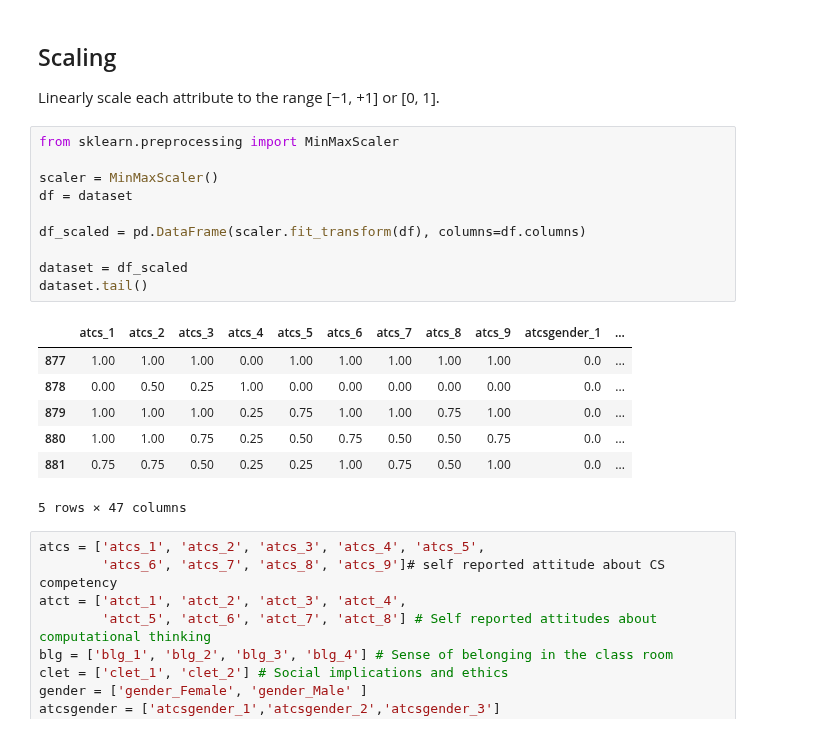
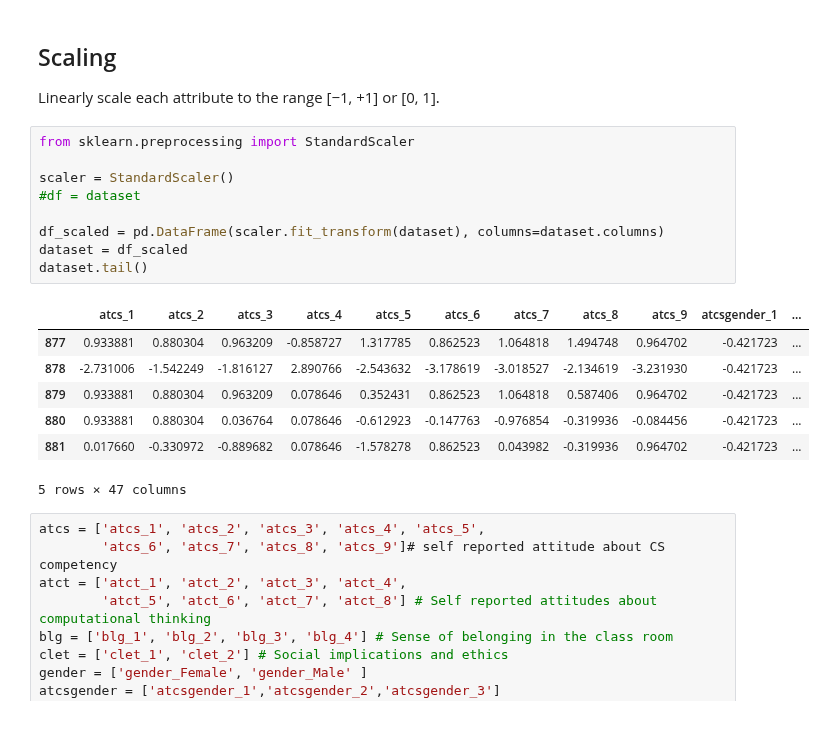
Before and after one commit to omoju/IntroCSExperiencePrediction, a Jupyter notebook: genderedCSExperience.ipynb, the cells around one changed output. Saved outputs shown, nothing was run; the diff lists cells and outputs as text.

```diff
--- a/genderedCSExperience.ipynb
+++ b/genderedCSExperience.ipynb
@@ -85,22 +85,21 @@ dataset.rename(columns = {'grade_B or below':'grade_B_or_below'}, inplace = True
 ## Scaling
 Linearly scale each attribute to the range [−1, +1] or [0, 1].
 # %%
-from sklearn.preprocessing import MinMaxScaler
+from sklearn.preprocessing import StandardScaler
 
-scaler = MinMaxScaler()
-df = dataset
+scaler = StandardScaler()
+#df = dataset
 
-df_scaled = pd.DataFrame(scaler.fit_transform(df), columns=df.columns)
-
+df_scaled = pd.DataFrame(scaler.fit_transform(dataset), columns=dataset.columns)
 dataset = df_scaled
 dataset.tail()
 # %% [output]
 |  | atcs_1 | atcs_2 | atcs_3 | atcs_4 | atcs_5 | atcs_6 | atcs_7 | atcs_8 | atcs_9 | atcsgender_1 | ... |
-| 877 | 1.00 | 1.00 | 1.00 | 0.00 | 1.00 | 1.00 | 1.00 | 1.00 | 1.00 | 0.0 | ... |
-| 878 | 0.00 | 0.50 | 0.25 | 1.00 | 0.00 | 0.00 | 0.00 | 0.00 | 0.00 | 0.0 | ... |
-| 879 | 1.00 | 1.00 | 1.00 | 0.25 | 0.75 | 1.00 | 1.00 | 0.75 | 1.00 | 0.0 | ... |
-| 880 | 1.00 | 1.00 | 0.75 | 0.25 | 0.50 | 0.75 | 0.50 | 0.50 | 0.75 | 0.0 | ... |
-| 881 | 0.75 | 0.75 | 0.50 | 0.25 | 0.25 | 1.00 | 0.75 | 0.50 | 1.00 | 0.0 | ... |
+| 877 | 0.933881 | 0.880304 | 0.963209 | -0.858727 | 1.317785 | 0.862523 | 1.064818 | 1.494748 | 0.964702 | -0.421723 | ... |
+| 878 | -2.731006 | -1.542249 | -1.816127 | 2.890766 | -2.543632 | -3.178619 | -3.018527 | -2.134619 | -3.231930 | -0.421723 | ... |
+| 879 | 0.933881 | 0.880304 | 0.963209 | 0.078646 | 0.352431 | 0.862523 | 1.064818 | 0.587406 | 0.964702 | -0.421723 | ... |
+| 880 | 0.933881 | 0.880304 | 0.036764 | 0.078646 | -0.612923 | -0.147763 | -0.976854 | -0.319936 | -0.084456 | -0.421723 | ... |
+| 881 | 0.017660 | -0.330972 | -0.889682 | 0.078646 | -1.578278 | 0.862523 | 0.043982 | -0.319936 | 0.964702 | -0.421723 | ... |
 5 rows × 47 columns
 # %%
 atcs = ['atcs_1', 'atcs_2', 'atcs_3', 'atcs_4', 'atcs_5',
```
Also changed, not shown: parts of 32 cells of this notebook.
